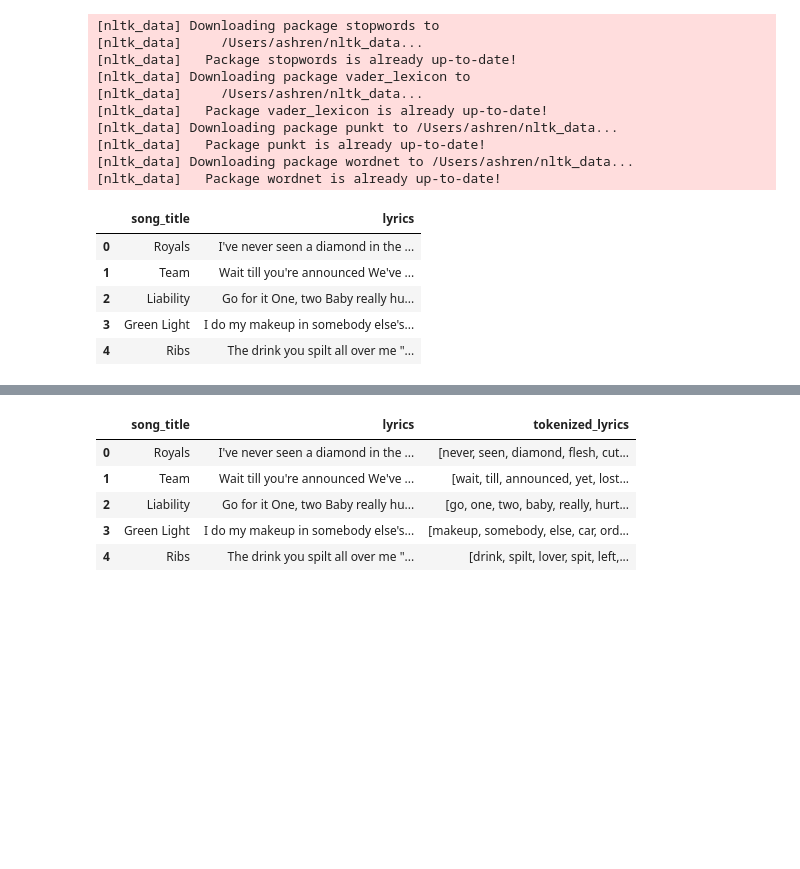
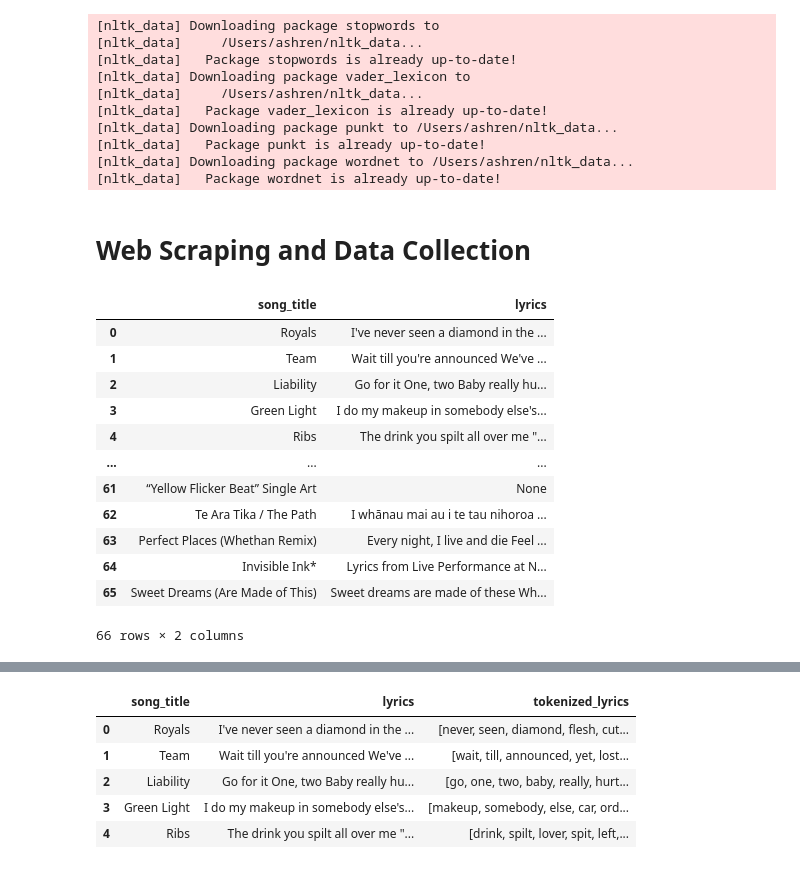
Before and after one commit to ashkren/Lorde-Sentiment-Analysis, a Jupyter notebook: lorde_code.ipynb, the cells around one changed output, grey strips where cells are left out. Cells and saved outputs as stored; diff of their text form; code cells hidden in the pictures; blank space fills up the shorter version.

```diff
--- a/lorde_code.ipynb
+++ b/lorde_code.ipynb
@@ -41,6 +43,8 @@ GENIUS_API_TOKEN = os.getenv('GENIUS_API_TOKEN')
 [nltk_data]   Package punkt is already up-to-date!
 [nltk_data] Downloading package wordnet to /Users/ashren/nltk_data...
 [nltk_data]   Package wordnet is already up-to-date!
+# %% [markdown]
+# Web Scraping and Data Collection
 # %%
 # Get artist from Genius API
 def get_artist_info(artist_name, page):
@@ -130,32 +134,39 @@ def scrape_song_info(song_urls):
         # Scrape the lyrics
         lyrics_containers = html.find_all('div', class_=re.compile('Lyrics__Container'))
         lyrics = ' '.join([div.get_text(separator=" ").strip() for div in lyrics_containers])
         lyrics = re.sub(r'[\(\[].*?[\)\]]', '', lyrics)
         lyrics = ' '.join(lyrics.split()) if lyrics else None
 
         # Append the scraped data to the list
         song_data.append({'song_title': title, 'lyrics': lyrics})
 
     return song_data
 
 # Example usage:
 artist_name = 'Lorde'
 song_urls = get_song_urls(artist_name)
 
 # Scrape song titles and lyrics
 song_info = scrape_song_info(song_urls)
 
 # Convert the result to a DataFrame if needed
 import pandas as pd
 lorde_df = pd.DataFrame(song_info)
 
 # View the resulting DataFrame
-lorde_df.head()
+lorde_df
 # %% [output]
 |  | song_title | lyrics |
 | 0 | Royals | I've never seen a diamond in the ... |
 | 1 | Team | Wait till you're announced We've ... |
 | 2 | Liability | Go for it One, two Baby really hu... |
 | 3 | Green Light | I do my makeup in somebody else's... |
 | 4 | Ribs | The drink you spilt all over me "... |
+| ... | ... | ... |
+| 61 | “Yellow Flicker Beat” Single Art | None |
+| 62 | Te Ara Tika / The Path | I whānau mai au i te tau nihoroa ... |
+| 63 | Perfect Places (Whethan Remix) | Every night, I live and die Feel ... |
+| 64 | Invisible Ink* | Lyrics from Live Performance at N... |
+| 65 | Sweet Dreams (Are Made of This) | Sweet dreams are made of these Wh... |
+66 rows × 2 columns
 # %%
```
Also changed, not shown: parts of 27 cells of this notebook, 1 other file.
